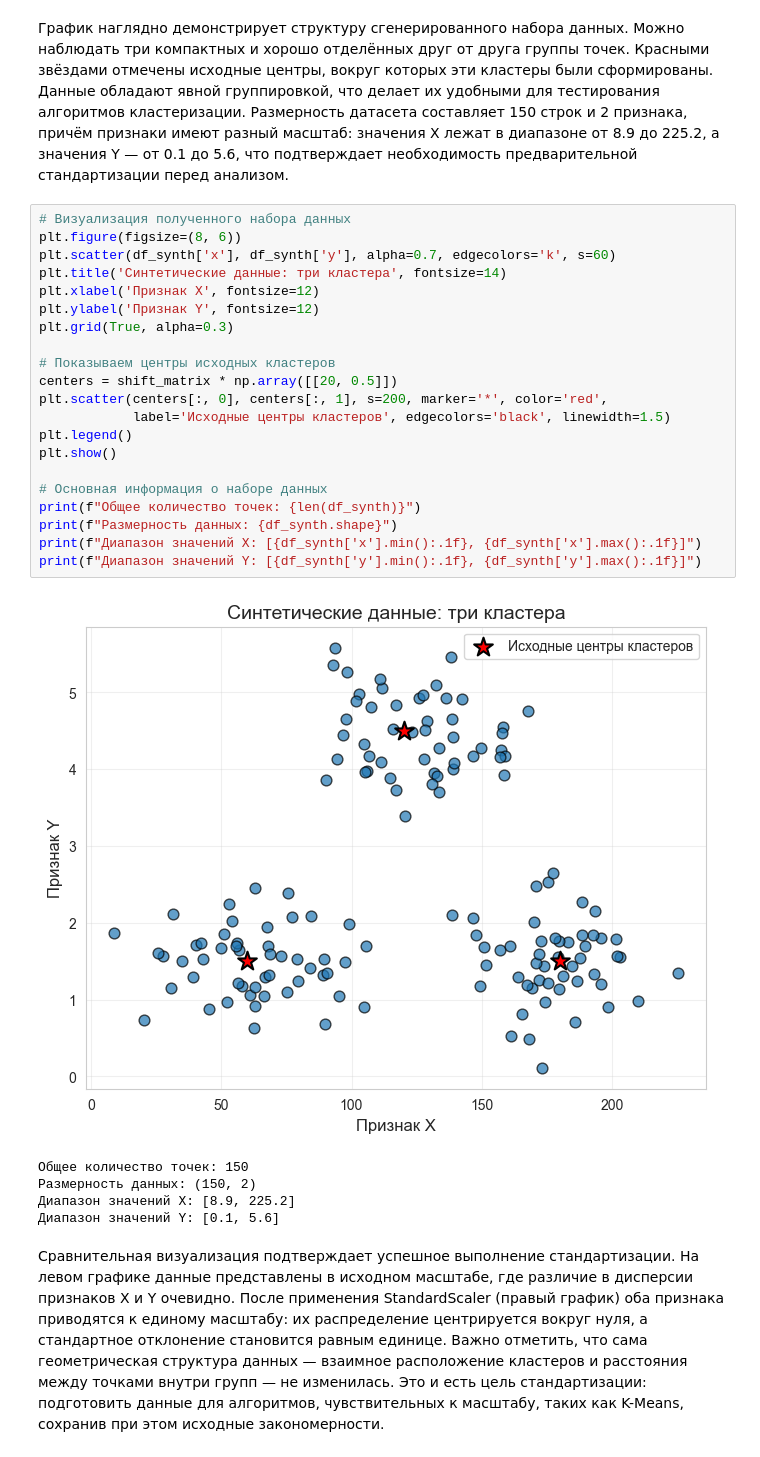
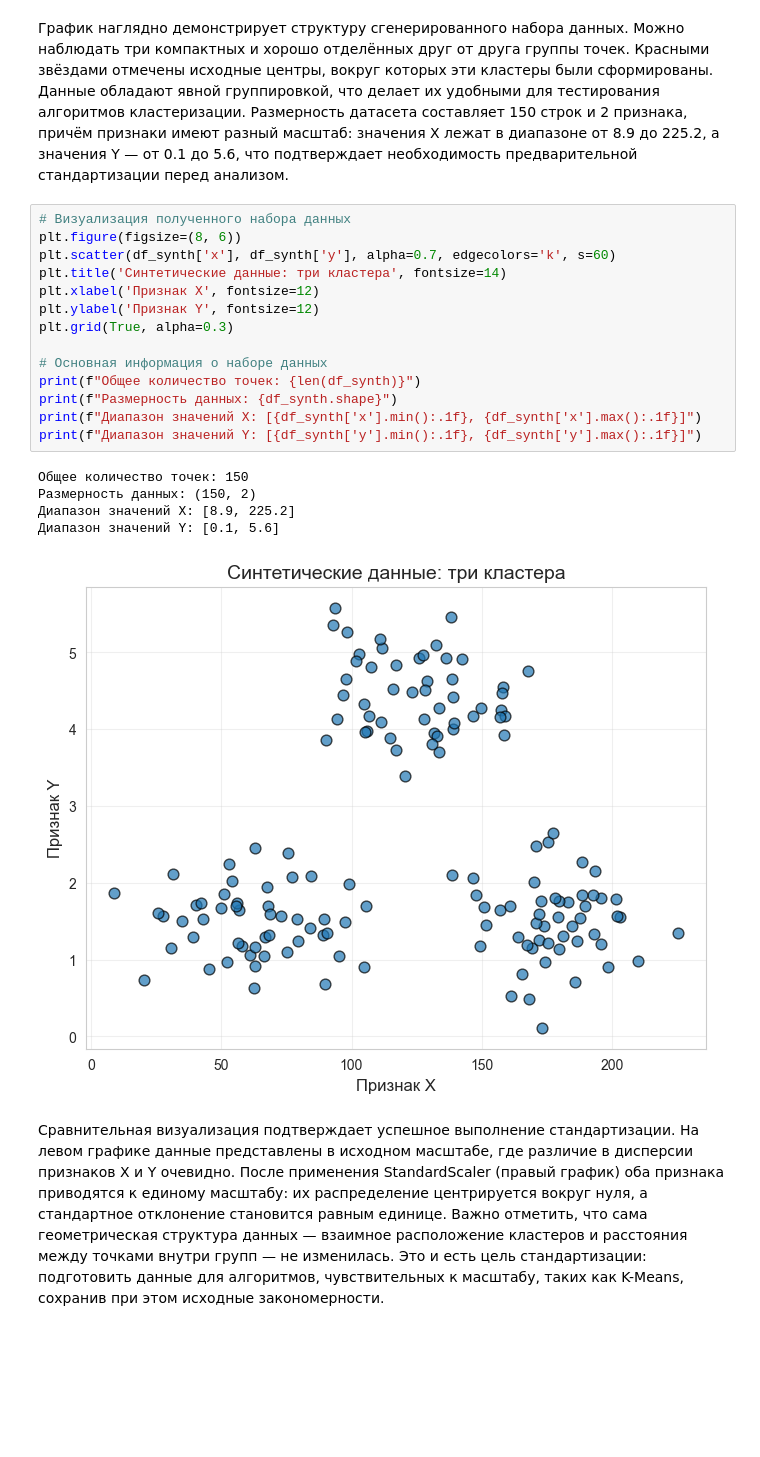
Before and after one commit to user000000000000000000000/LR4_Antonov_5, a Jupyter notebook: ЛР4_Антонов_5.ipynb, the cells around one changed output. Saved outputs shown, nothing was run; the diff lists cells and outputs as text; blank space fills up the shorter version.

```diff
--- a/ЛР4_Антонов_5.ipynb
+++ b/ЛР4_Антонов_5.ipynb
@@ -162,30 +160,23 @@ df_synth = df_synth.sample(frac=1.0, random_state=seed)
 # %%
 # Визуализация полученного набора данных
 plt.figure(figsize=(8, 6))
 plt.scatter(df_synth['x'], df_synth['y'], alpha=0.7, edgecolors='k', s=60)
 plt.title('Синтетические данные: три кластера', fontsize=14)
 plt.xlabel('Признак X', fontsize=12)
 plt.ylabel('Признак Y', fontsize=12)
 plt.grid(True, alpha=0.3)
 
-# Показываем центры исходных кластеров
-centers = shift_matrix * np.array([[20, 0.5]])
-plt.scatter(centers[:, 0], centers[:, 1], s=200, marker='*', color='red',
-            label='Исходные центры кластеров', edgecolors='black', linewidth=1.5)
-plt.legend()
-plt.show()
-
 # Основная информация о наборе данных
 print(f"Общее количество точек: {len(df_synth)}")
 print(f"Размерность данных: {df_synth.shape}")
 print(f"Диапазон значений X: [{df_synth['x'].min():.1f}, {df_synth['x'].max():.1f}]")
 print(f"Диапазон значений Y: [{df_synth['y'].min():.1f}, {df_synth['y'].max():.1f}]")
 # %% [output]
+Общее количество точек: 150
+Размерность данных: (150, 2)
+Диапазон значений X: [8.9, 225.2]
+Диапазон значений Y: [0.1, 5.6]
-[figure, old version]
+[figure, new version]
-Общее количество точек: 150
-Размерность данных: (150, 2)
-Диапазон значений X: [8.9, 225.2]
-Диапазон значений Y: [0.1, 5.6]
 # %% [markdown]
 Сравнительная визуализация подтверждает успешное выполнение стандартизации. На левом графике данные представлены в исходном масштабе, где различие в дисперсии признаков X и Y очевидно. После применения StandardScaler (правый график) оба признака приводятся к единому масштабу: их распределение центрируется вокруг нуля, а стандартное отклонение становится равным единице. Важно отметить, что сама геометрическая структура данных — взаимное расположение кластеров и расстояния между точками внутри групп — не изменилась. Это и есть цель стандартизации: подготовить данные для алгоритмов, чувствительных к масштабу, таких как K-Means, сохранив при этом исходные закономерности.
 # %%
```
Also changed, not shown: parts of 20 cells of this notebook.
